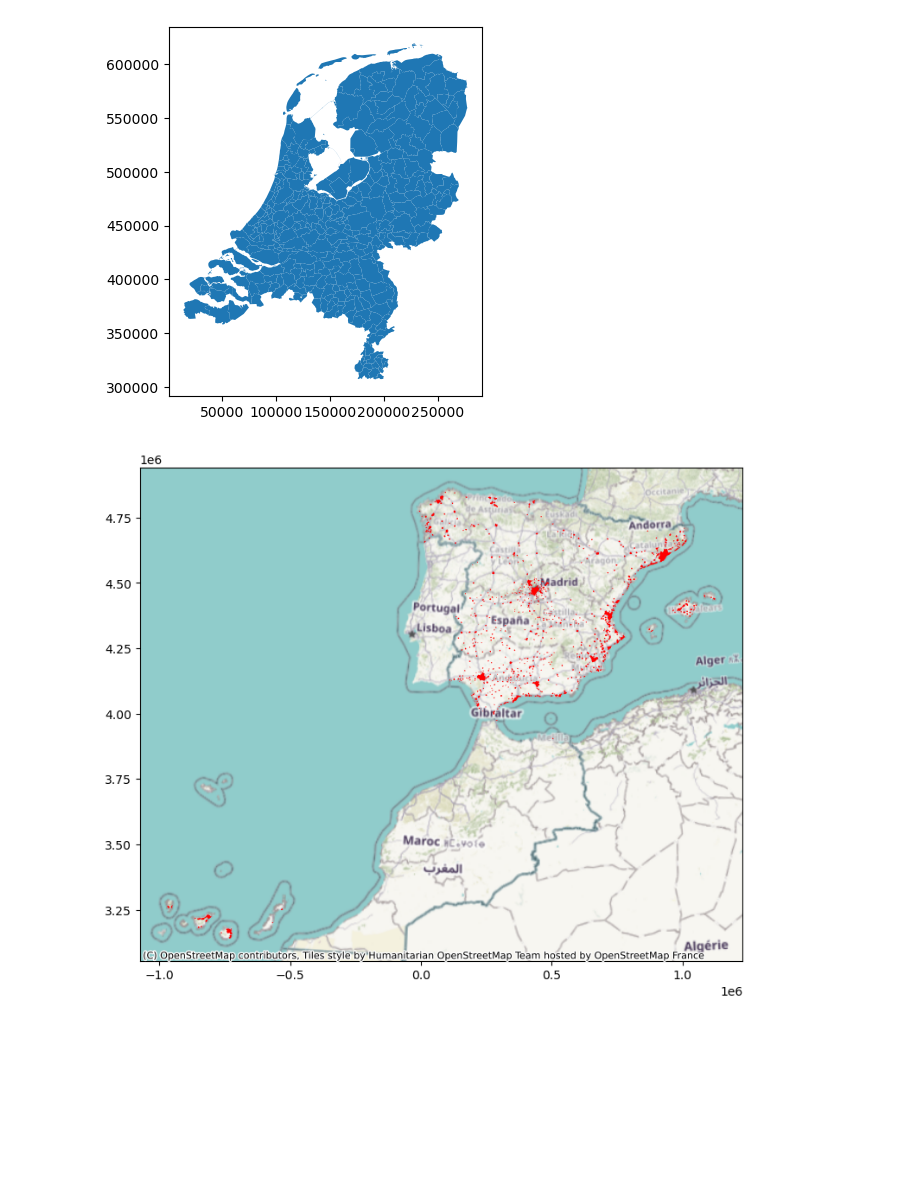
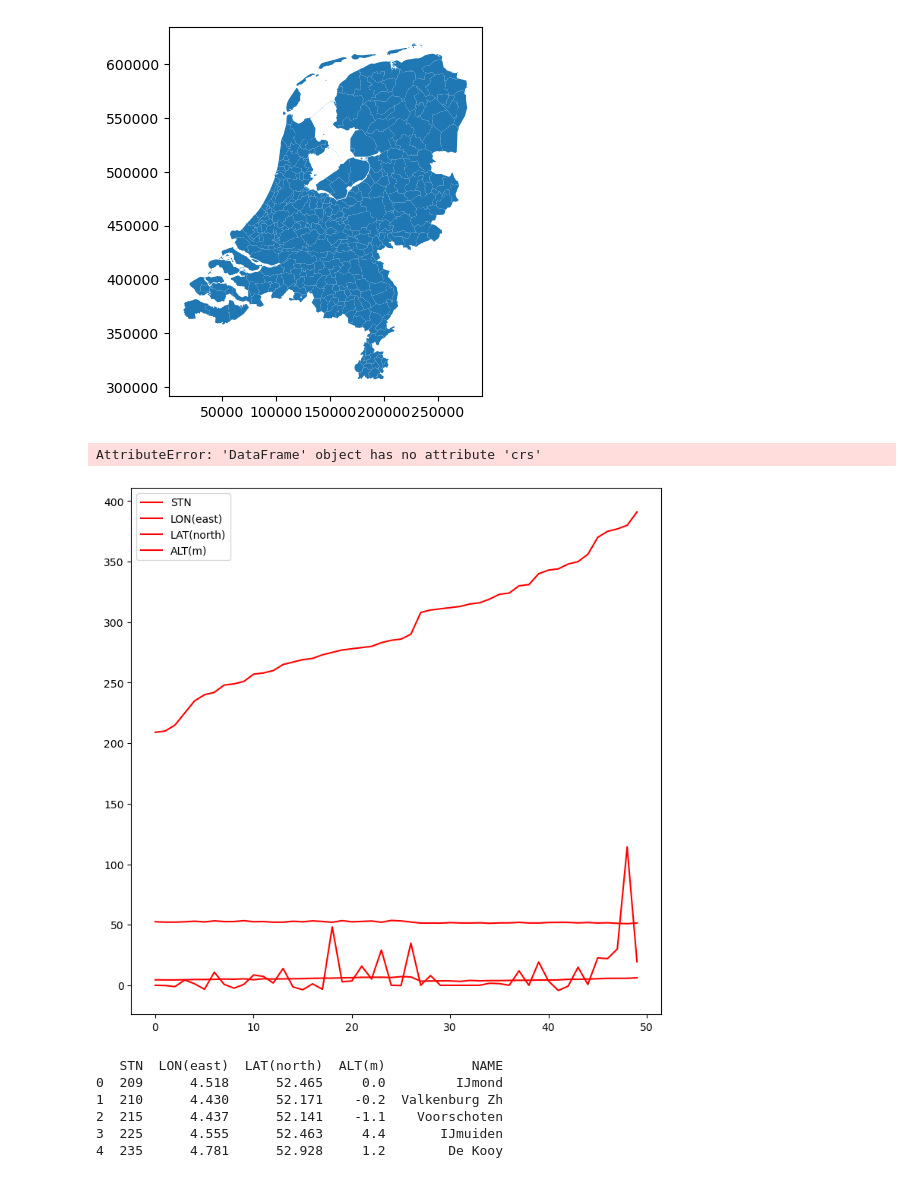
Before and after one commit to MrBr00d/weather_forecast, a Jupyter notebook: main.ipynb, the cells around one changed output. Drawn from its saved outputs; the diff is of its cells as text; code cells hidden in the pictures; blank space fills up the shorter version.

```diff
--- a/main.ipynb
+++ b/main.ipynb
@@ -172,9 +172,19 @@ import geopandas
 # from geodatasets import get_path
 # %%
 import contextily as cx
-data_url = "https://ndownloader.figshare.com/files/20232174"
-db = geopandas.read_file(data_url)
-ax = db.plot(color="red", figsize=(9, 9))
-cx.add_basemap(ax, crs=db.crs)
+
+
+ax = geo_statons.plot(color="red", figsize=(9, 9))
+cx.add_basemap(ax, crs=geo_statons.crs)
 # %% [output]
+AttributeError: 'DataFrame' object has no attribute 'crs'
-[figure, old version]
+[figure, new version]
+# %%
+print(geo_statons.head())
+# %% [output]
+   STN  LON(east)  LAT(north)  ALT(m)           NAME
+0  209      4.518      52.465     0.0         IJmond
+1  210      4.430      52.171    -0.2  Valkenburg Zh
+2  215      4.437      52.141    -1.1    Voorschoten
+3  225      4.555      52.463     4.4       IJmuiden
+4  235      4.781      52.928     1.2        De Kooy
```
Also changed, not shown: parts of 3 cells of this notebook.
